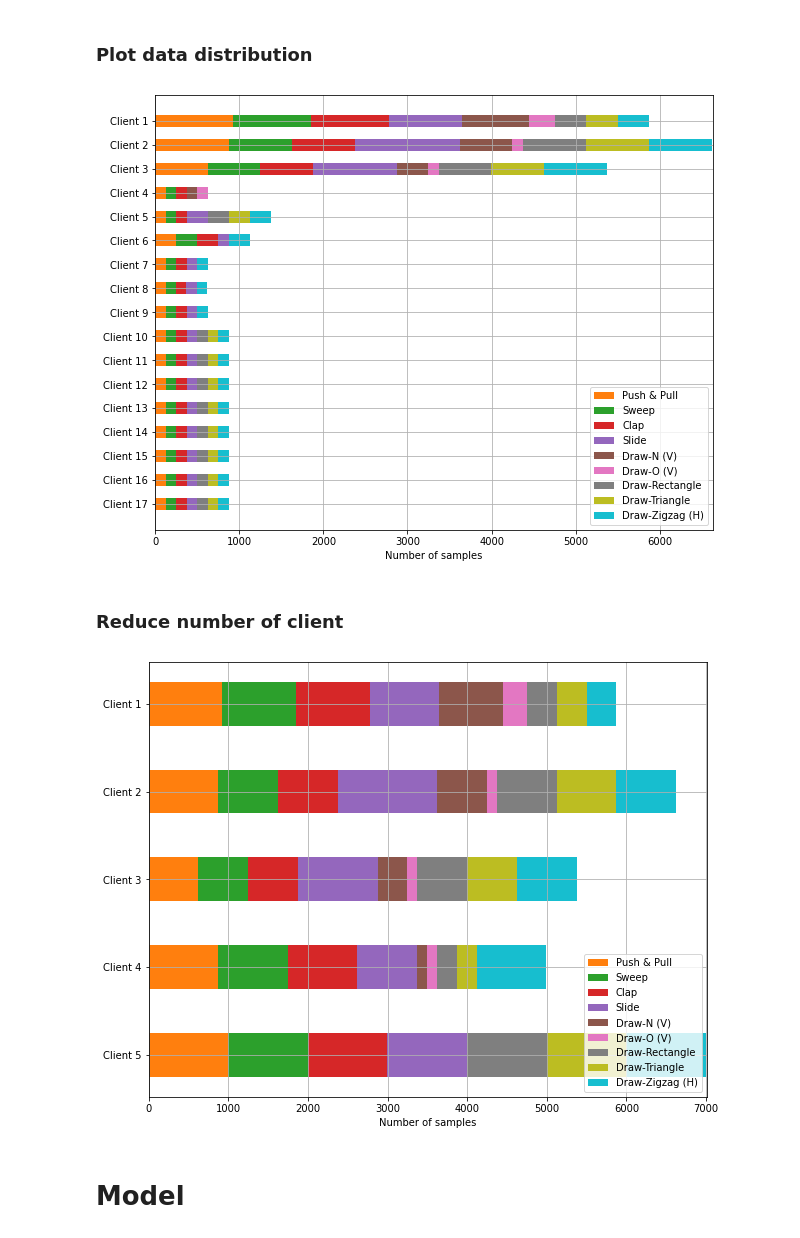
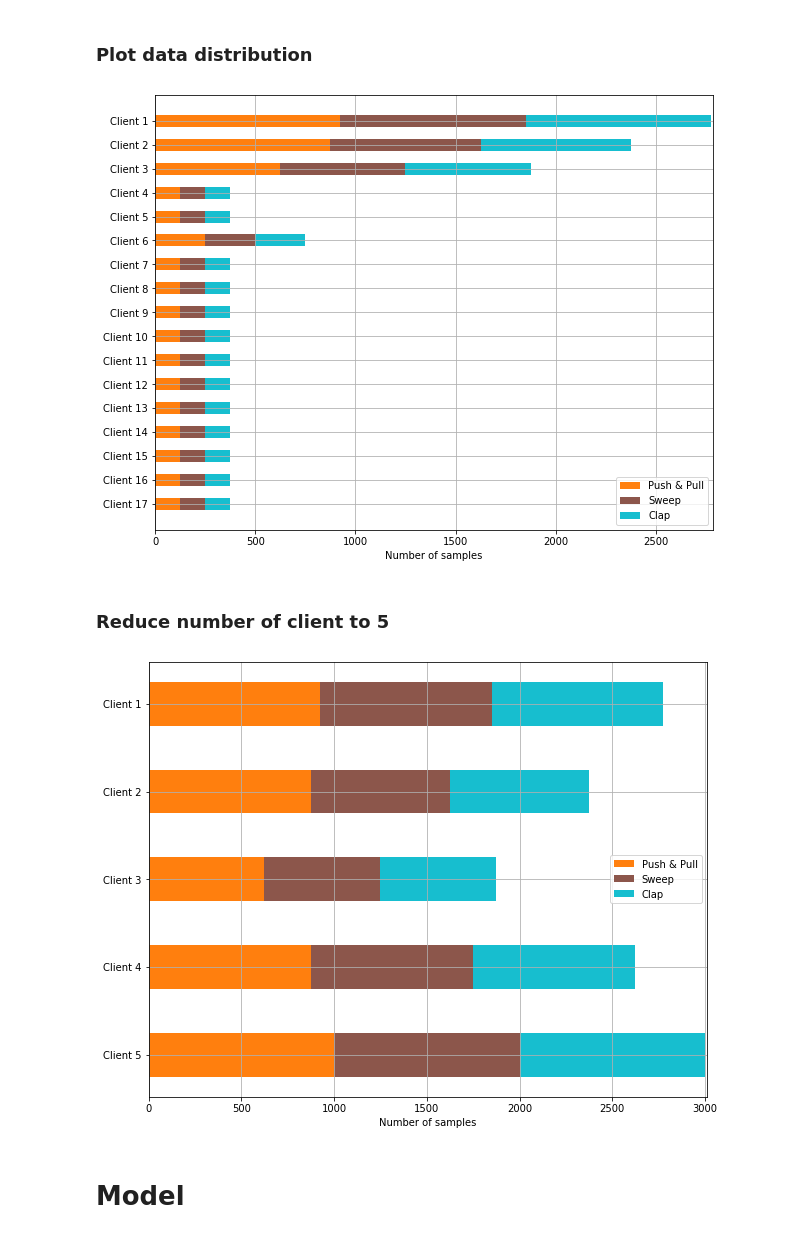
Before and after one commit to amirhosein-prdv/ISAC-based-gesture-recognition-with-federated-learning, a Jupyter notebook: Preprocessing.ipynb, the cells around one changed output. Saved outputs shown, nothing was run; the diff lists cells and outputs as text; code cells hidden in the pictures.

```diff
--- a/Preprocessing.ipynb
+++ b/Preprocessing.ipynb
@@ -65,7 +65,8 @@ dataset_gesture = { '20181109':['Push & Pull', 'Sweep', 'Clap', 'Slide', 'Draw-Z
 # %%
 fraction_for_test = 0.2
 data_dir = 'BVP/'
-ALL_MOTION = [i for i in range(1, 10)]
+num_classes = 3
+ALL_MOTION = [i for i in range(1, num_classes+1)]
 N_MOTION = len(ALL_MOTION) # Number of output classes
 T_MAX = 38 # Number of timestamps
 n_gru_hidden_units = 128
@@ -109,7 +110,6 @@ def load_data(path_to_data, motion_sel, target_user):
             file_path = os.path.join(data_root, data_file_name)
             date = data_root.split('/')[1].split('-')[0]
             try:
-                data_1 = scio.loadmat(file_path)['velocity_spectrum_ro']
                 ges_num = int(data_file_name.split('-')[1])
                 ges_lable = dataset_gesture[date][ges_num-1]
                 label_1 = gesture[ges_lable]
@@ -117,11 +117,6 @@ def load_data(path_to_data, motion_sel, target_user):
                 location = int(data_file_name.split('-')[2])
                 orientation = int(data_file_name.split('-')[3])
                 repetition = int(data_file_name.split('-')[4])
-                # print(data_1.shape)
-
-                # Update T_MAX
-                if T_MAX < np.array(data_1).shape[2]:
-                    T_MAX = np.array(data_1).shape[2]
 
                 # Select Motion
                 if (label_1 not in motion_sel):
@@ -139,9 +134,15 @@ def load_data(path_to_data, motion_sel, target_user):
                 # if (orientation not in [1,2,4,5]):
                 #     continue
 
+                data_1 = scio.loadmat(file_path)['velocity_spectrum_ro']
+                # print(data_1.shape)
+
+                # Update T_MAX
+                if T_MAX < np.array(data_1).shape[2]:
+                    T_MAX = np.array(data_1).shape[2]
+
                 # Normalization
-                data_normed_1 = normalize_data(data_1)
-
+                data_normed_1 = 100*normalize_data(data_1)
 
             except Exception as error:
                 # print(type(error).__name__,' : ', error)
@@ -205,7 +224,6 @@ def survey(data, client_names, class_names):
 # %%
 # Load datasets
 num_clients = 17
-num_classes = 9
 client_names = [f'Client {i+1}' for i in range(num_clients)]
 gesture_ = {v-1: k for k,v in gesture.items()}
 class_names = [gesture_[i] for i in range(num_classes)]
@@ -220,9 +238,9 @@ for i in range(1, num_clients + 1):
 survey(data_matrix, client_names, class_names)
 plt.show()
 # %% [output]
-[figure, old version]
+[figure, new version]
 # %% [markdown]
-### Reduce number of client
+### Reduce number of client to 5
 # %%
 from shutil import copyfile
 
@@ -258,22 +276,22 @@ torch.save(merged_dataset_5, os.path.join(destination_folder, f'data5.pt'))
 # %%
 # Load datasets
 num_clients = 5
-num_classes = 9
+num_classes = 3
 client_names = [f'Client {i+1}' for i in range(num_clients)]
 gesture_ = {v-1: k for k,v in gesture.items()}
 class_names = [gesture_[i] for i in range(num_classes)]
 
 data_matrix = np.zeros((num_clients, num_classes), dtype=int)
 for i in range(1, num_clients + 1):
     # Load client data
     client_data = torch.load(f'./data/data{i}.pt')['label']
     unique_classes, class_counts = np.unique(client_data, return_counts=True)
     data_matrix[i-1, unique_classes] = class_counts
 
 survey(data_matrix, client_names, class_names)
 plt.show()
 # %% [output]
-[figure, old version]
+[figure, new version]
 # %% [markdown]
 # Model
 # %%
```
Also changed, not shown: parts of 2 cells of this notebook.
